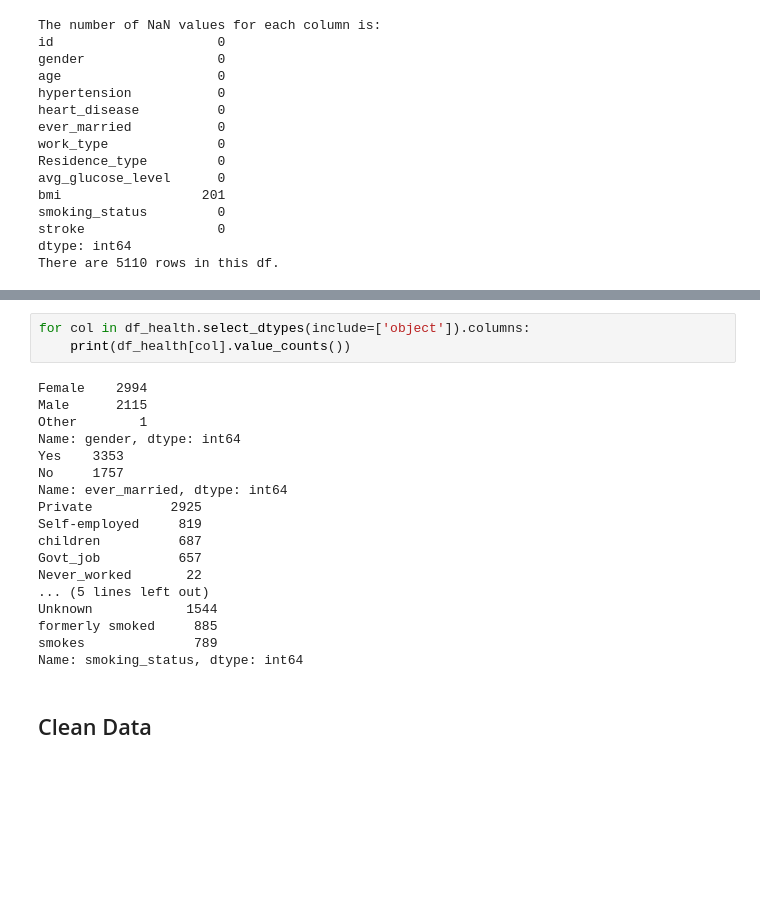
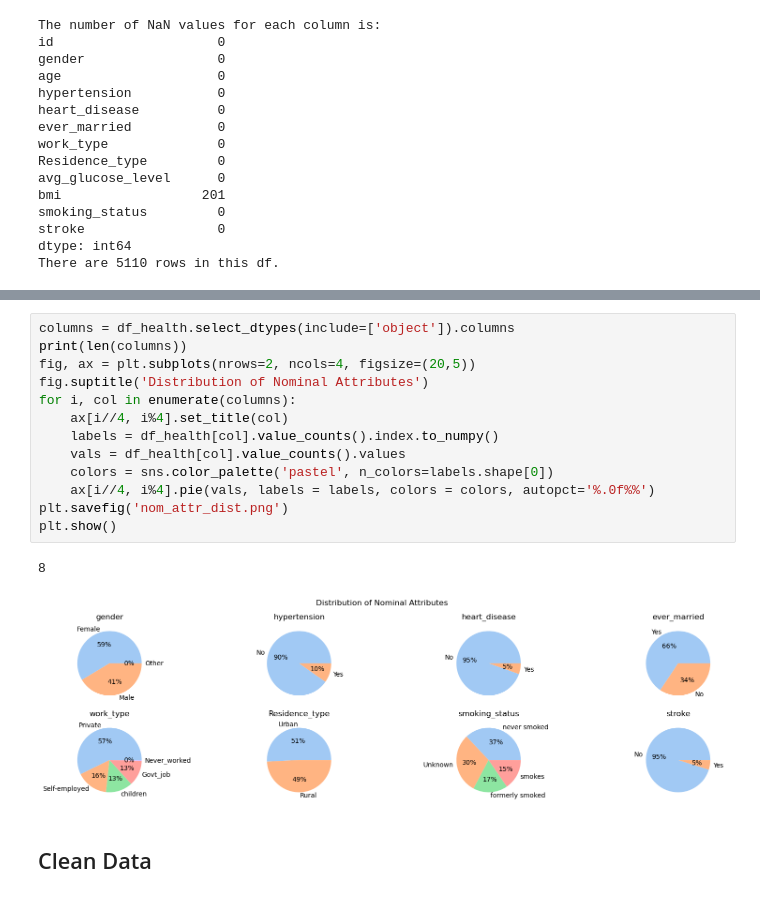
Before and after one commit to gabrysera/DataMining, a Jupyter notebook: DataMining_Marco_Gabriele.ipynb, the cells around one changed output, grey strips where cells are left out. Saved outputs shown, nothing was run; the diff lists cells and outputs as text; blank space fills up the shorter version.

```diff
--- a/DataMining_Marco_Gabriele.ipynb
+++ b/DataMining_Marco_Gabriele.ipynb
@@ -56,24 +72,19 @@ Next we change the nominal attributes to numbers. This is important for the more
 # %%
-for col in df_health.select_dtypes(include=['object']).columns:
-    print(df_health[col].value_counts())
+columns = df_health.select_dtypes(include=['object']).columns
+print(len(columns))
+fig, ax = plt.subplots(nrows=2, ncols=4, figsize=(20,5))
+fig.suptitle('Distribution of Nominal Attributes')
+for i, col in enumerate(columns):
+    ax[i//4, i%4].set_title(col)
+    labels = df_health[col].value_counts().index.to_numpy()
+    vals = df_health[col].value_counts().values
+    colors = sns.color_palette('pastel', n_colors=labels.shape[0])
+    ax[i//4, i%4].pie(vals, labels = labels, colors = colors, autopct='%.0f%%')
+plt.savefig('nom_attr_dist.png')
+plt.show()
 # %% [output]
-Female    2994
-Male      2115
-Other        1
-Name: gender, dtype: int64
-Yes    3353
-No     1757
-Name: ever_married, dtype: int64
-Private          2925
-Self-employed     819
-children          687
-Govt_job          657
-Never_worked       22
-... (5 lines left out)
-Unknown            1544
-formerly smoked     885
-smokes              789
-Name: smoking_status, dtype: int64
+8
+[figure, added]
 # %% [markdown]
 ## Clean Data
 # %% [markdown]
```
Also changed, not shown: parts of 16 cells of this notebook.
